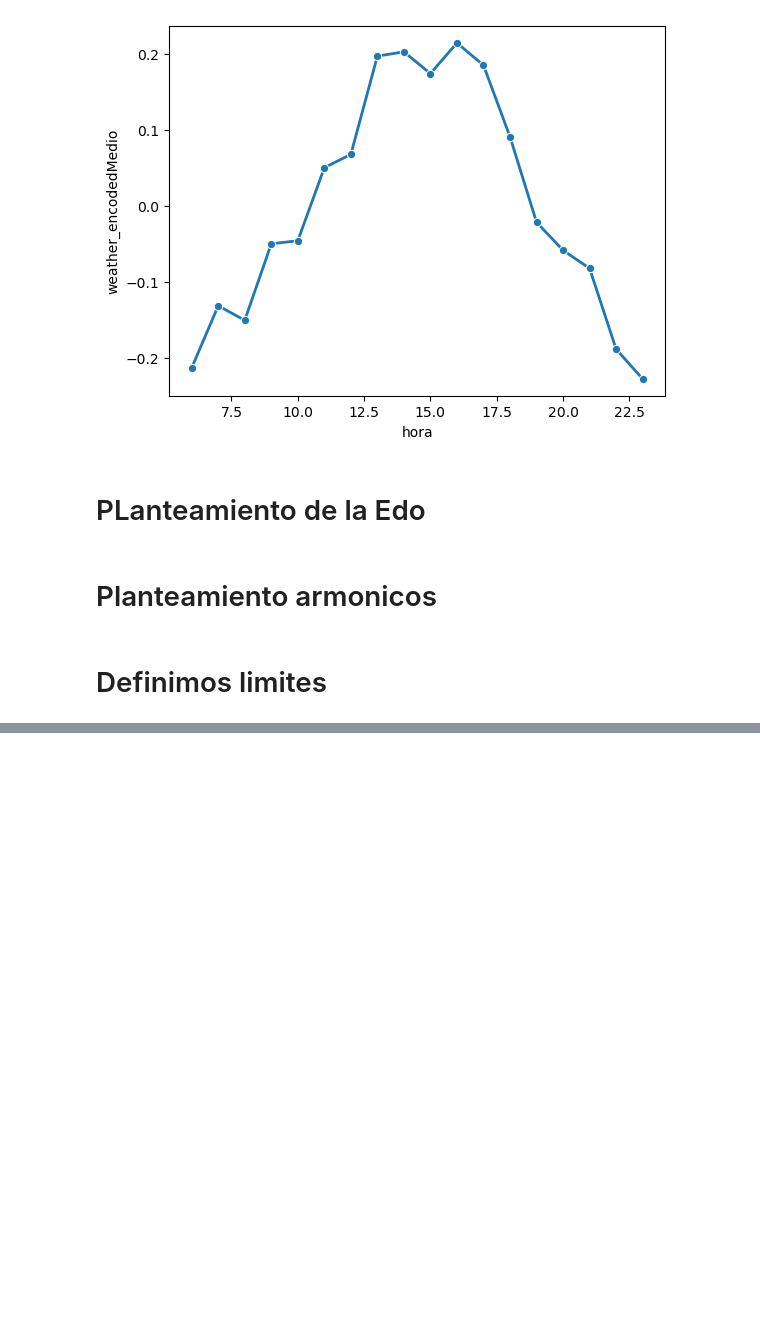
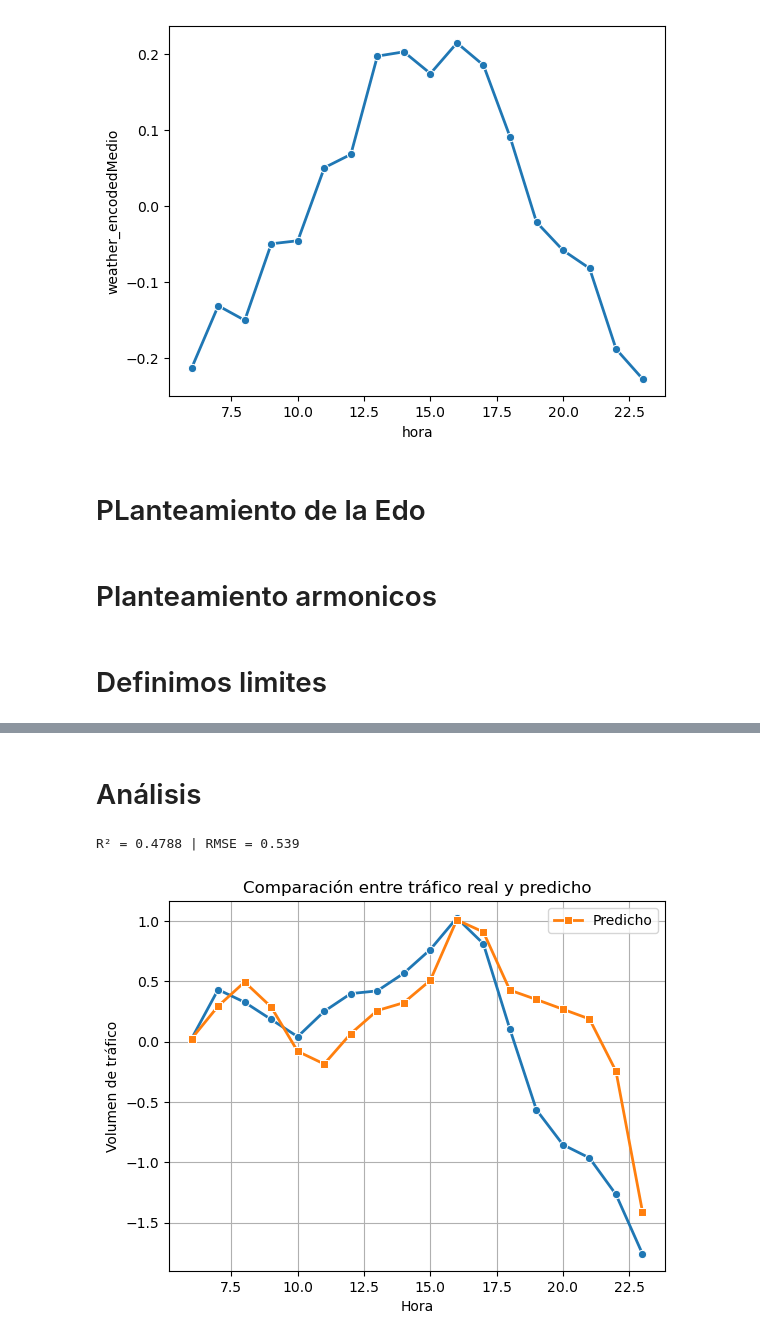
Before and after one commit to preslymorales/Proyecto-Simulacion-del-Trafico-Vehicular, a Jupyter notebook: Simulacion_Trafico_Vehicular.ipynb, the cells around one changed output, grey strips where cells are left out. Drawn from its saved outputs; the diff is of its cells as text; code cells hidden in the pictures; blank space fills up the shorter version.

```diff
--- a/Simulacion_Trafico_Vehicular.ipynb
+++ b/Simulacion_Trafico_Vehicular.ipynb
@@ -640,0 +983,49 @@ plt.show()
+# %%
+k1,k2,k3,k4,k5,k6,k7 = param_optimos
+# %% [markdown]
+# Análisis
+# %%
+# ===============================
+# Aqui solo calculamos en horas
+# ===============================
+def analisisModelo():
+    '''
+    Realiza un análisis comparativo del rendimiento del modelo de tráfico de EDO.
+
+    Esta función evalúa qué tan bien el modelo predice el patrón diario del volumen de tráfico. Para ello, utiliza el `rk4_solver` para simular la EDO con los parámetros ya optimizados y luego compara la curva de predicción resultante con los datos reales de tráfico promediados por hora. Finalmente, calcula y muestra métricas de rendimiento como el **coeficiente de determinación ($R^2$)** y el **error cuadrático medio de la raíz (RMSE)**, además de generar un gráfico para una visualización clara.
+
+    Parámetros:
+    - No recibe parámetros explícitos, ya que utiliza variables globales (`k1` a `k7`, `params_temp`, `params_weather`, `trafico_train`)
+    Retorna:
+    - No devuelve ningún valor, pero imprime en la consola los valores de $R^2$ y RMSE, y muestra un gráfico que compara visualmente los datos reales con la predicción del modelo.
+    '''
+
+    h = 0.01
+    tablaAuxiliar = trafico_train.groupby(["hora"], as_index=False,observed=True).agg(trafico_medio=("traffic_volume_ZScaled","mean"))
+    t_data = tablaAuxiliar["hora"].tolist()
+    traffic_data = tablaAuxiliar["trafico_medio"].tolist()
+    t_sol, V_sol = rk4_solver(
+        traffic_edo,
+        (t_data[0], t_data[-1]),
+        traffic_data[0],
+        args=(k1, k2, k3, k4, k5, k6,k7, params_temp, params_weather),
+        h=h
+    )
+    V_pred = interp1d(t_sol, V_sol, kind='cubic', fill_value='extrapolate')(t_data)
+    r2 = r2_score(traffic_data, V_pred)
+    rmse = np.sqrt(mean_squared_error(traffic_data, V_pred))
+    print(f"R² = {r2:.4f} | RMSE = {rmse:.3f}")
+    sns.lineplot(x="hora",y="trafico_medio",data=tablaAuxiliar,marker='o', linewidth=2, markersize=6)
+    # Curva predicha
+    sns.lineplot(x=t_data, y=V_pred, marker='s', linewidth=2, markersize=6, label="Predicho")
+    plt.xlabel("Hora")
+    plt.ylabel("Volumen de tráfico")
+    plt.title("Comparación entre tráfico real y predicho")
+    plt.legend()
+    plt.grid(True)
+    plt.show()
+# %%
+analisisModelo()
+# %% [output]
+R² = 0.4788 | RMSE = 0.539
+[figure, added]
```
Also changed, not shown: parts of 28 cells of this notebook.
